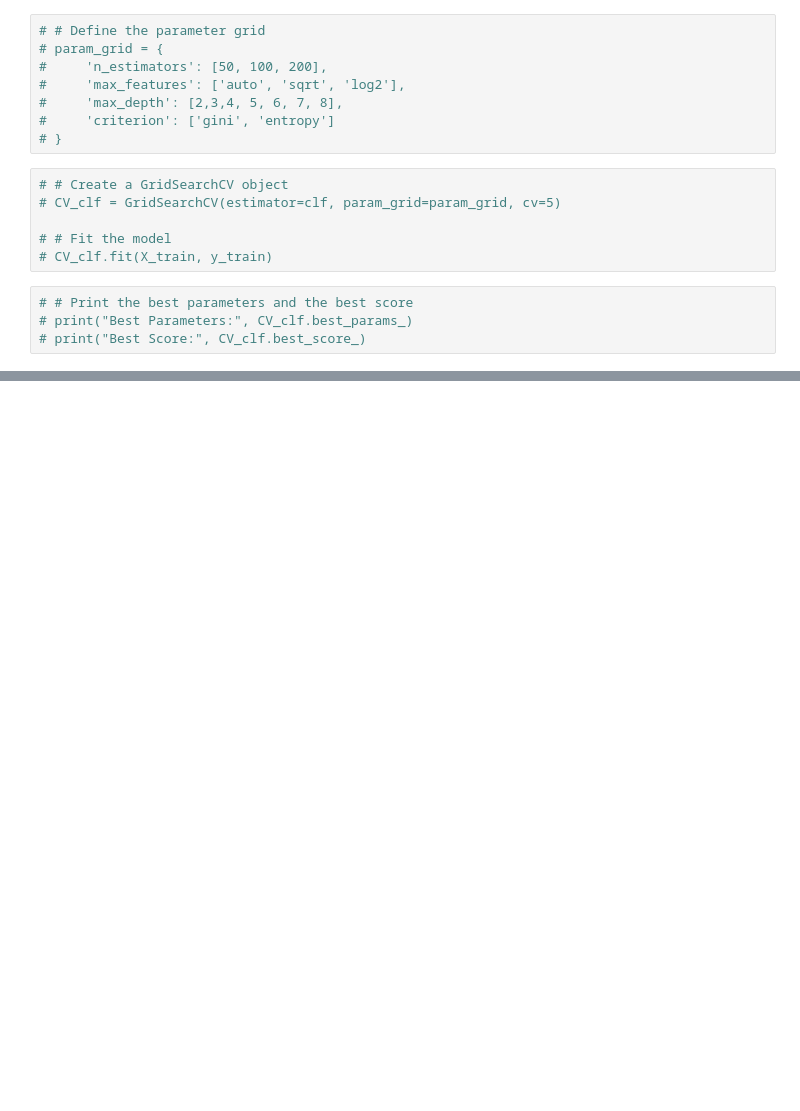
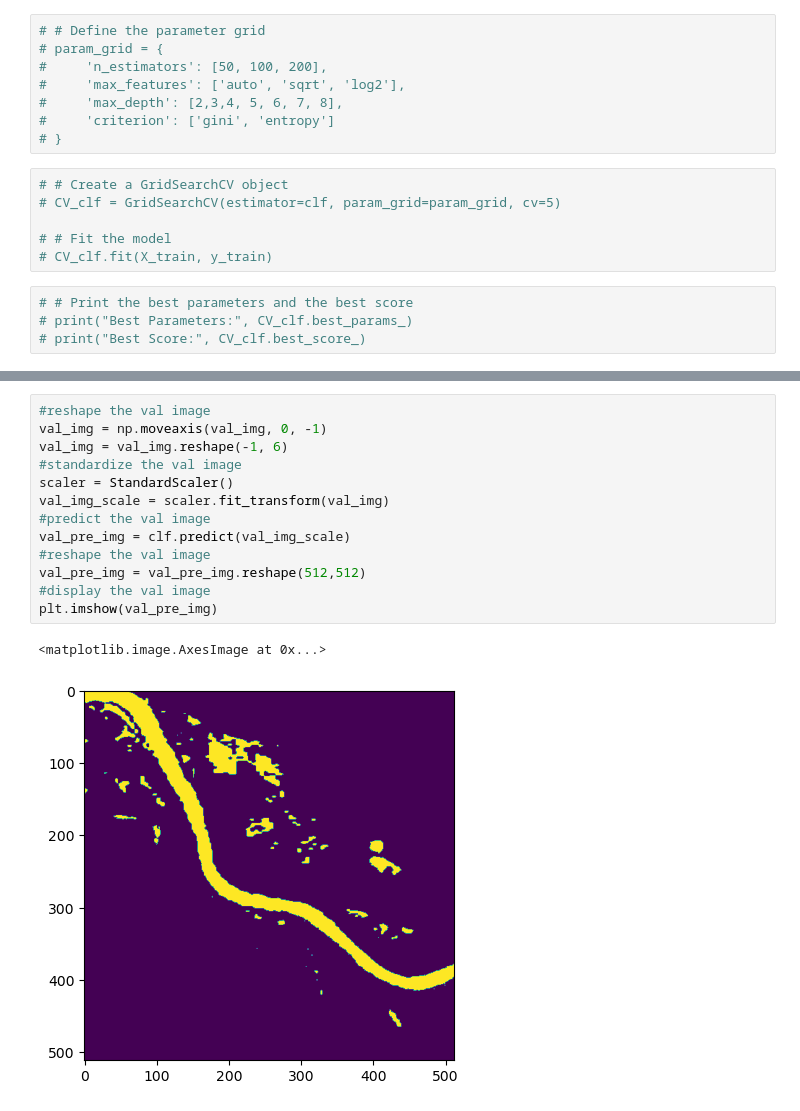
Before and after one commit to zhentaoumich/Grss, a Jupyter notebook: track1_test.ipynb, the cells around one changed output, grey strips where cells are left out. Cells and saved outputs as stored; diff of their text form; blank space fills up the shorter version.

```diff
--- a/track1_test.ipynb
+++ b/track1_test.ipynb
@@ -121,0 +310,16 @@ y_pred = clf.predict(X_test)
+# %%
+#reshape the val image
+val_img = np.moveaxis(val_img, 0, -1)
+val_img = val_img.reshape(-1, 6)
+#standardize the val image
+scaler = StandardScaler()
+val_img_scale = scaler.fit_transform(val_img)
+#predict the val image
+val_pre_img = clf.predict(val_img_scale)
+#reshape the val image
+val_pre_img = val_pre_img.reshape(512,512)
+#display the val image
+plt.imshow(val_pre_img)
+# %% [output]
+<matplotlib.image.AxesImage at 0x...>
+[figure, added]
```
Also changed, not shown: parts of 23 cells of this notebook.
